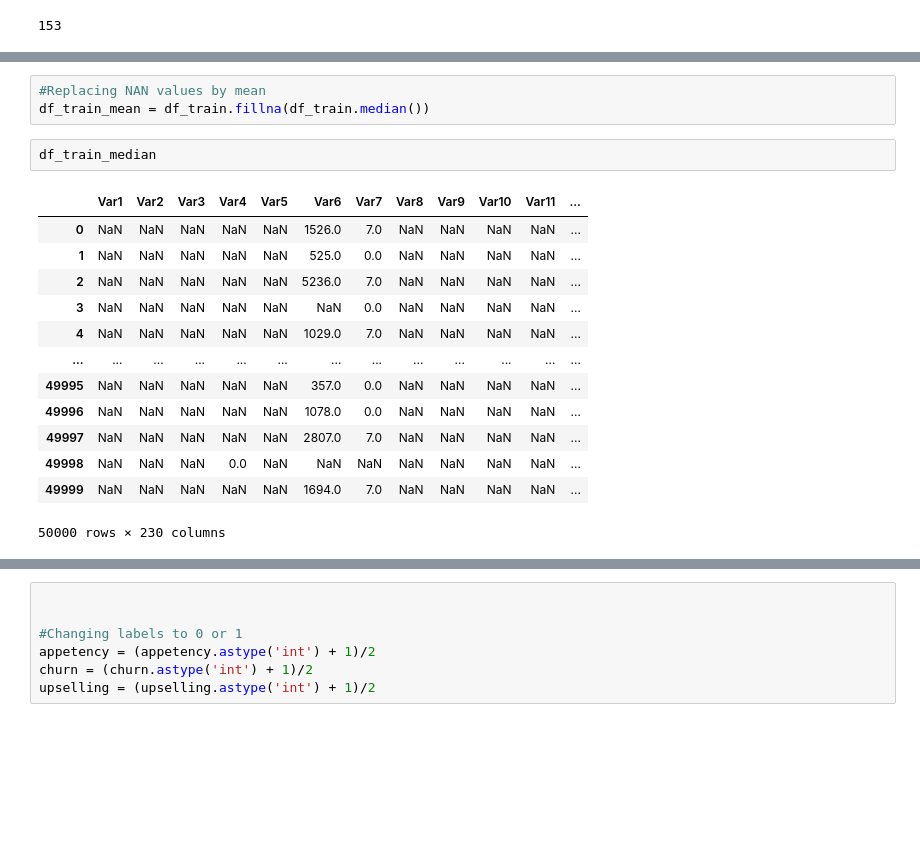
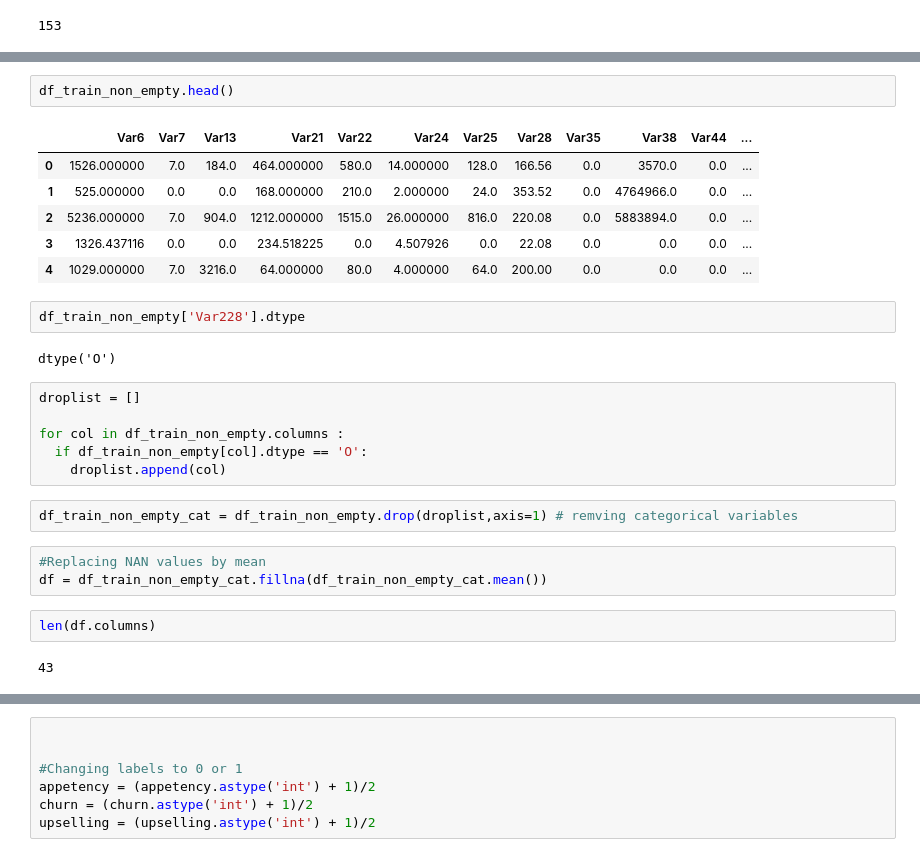
Before and after one commit to akshaypt7/customer_relationship_prediction, a Jupyter notebook: KDD_cup.ipynb, the cells around one changed output, grey strips where cells are left out. Cells and saved outputs as stored; diff of their text form; blank space fills up the shorter version.

```diff
--- a/KDD_cup.ipynb
+++ b/KDD_cup.ipynb
@@ -313,19 +253,28 @@ Length: 68, dtype: int64
+# %%
+df_train_non_empty.head()
+# %% [output]
+|  | Var6 | Var7 | Var13 | Var21 | Var22 | Var24 | Var25 | Var28 | Var35 | Var38 | Var44 | ... |
+| 0 | 1526.000000 | 7.0 | 184.0 | 464.000000 | 580.0 | 14.000000 | 128.0 | 166.56 | 0.0 | 3570.0 | 0.0 | ... |
+| 1 | 525.000000 | 0.0 | 0.0 | 168.000000 | 210.0 | 2.000000 | 24.0 | 353.52 | 0.0 | 4764966.0 | 0.0 | ... |
+| 2 | 5236.000000 | 7.0 | 904.0 | 1212.000000 | 1515.0 | 26.000000 | 816.0 | 220.08 | 0.0 | 5883894.0 | 0.0 | ... |
+| 3 | 1326.437116 | 0.0 | 0.0 | 234.518225 | 0.0 | 4.507926 | 0.0 | 22.08 | 0.0 | 0.0 | 0.0 | ... |
+| 4 | 1029.000000 | 7.0 | 3216.0 | 64.000000 | 80.0 | 4.000000 | 64.0 | 200.00 | 0.0 | 0.0 | 0.0 | ... |
+# %%
+df_train_non_empty['Var228'].dtype
+# %% [output]
+dtype('O')
+# %%
+droplist = []
+
+for col in df_train_non_empty.columns :
+  if df_train_non_empty[col].dtype == 'O':
+    droplist.append(col)
+# %%
+df_train_non_empty_cat = df_train_non_empty.drop(droplist,axis=1) # remving categorical variables
 # %%
 #Replacing NAN values by mean
-df_train_mean = df_train.fillna(df_train.median())
+df = df_train_non_empty_cat.fillna(df_train_non_empty_cat.mean())
 # %%
-df_train_median
+len(df.columns)
 # %% [output]
-|  | Var1 | Var2 | Var3 | Var4 | Var5 | Var6 | Var7 | Var8 | Var9 | Var10 | Var11 | ... |
-| 0 | NaN | NaN | NaN | NaN | NaN | 1526.0 | 7.0 | NaN | NaN | NaN | NaN | ... |
-| 1 | NaN | NaN | NaN | NaN | NaN | 525.0 | 0.0 | NaN | NaN | NaN | NaN | ... |
-| 2 | NaN | NaN | NaN | NaN | NaN | 5236.0 | 7.0 | NaN | NaN | NaN | NaN | ... |
-| 3 | NaN | NaN | NaN | NaN | NaN | NaN | 0.0 | NaN | NaN | NaN | NaN | ... |
-| 4 | NaN | NaN | NaN | NaN | NaN | 1029.0 | 7.0 | NaN | NaN | NaN | NaN | ... |
-| ... | ... | ... | ... | ... | ... | ... | ... | ... | ... | ... | ... | ... |
-| 49995 | NaN | NaN | NaN | NaN | NaN | 357.0 | 0.0 | NaN | NaN | NaN | NaN | ... |
-| 49996 | NaN | NaN | NaN | NaN | NaN | 1078.0 | 0.0 | NaN | NaN | NaN | NaN | ... |
-| 49997 | NaN | NaN | NaN | NaN | NaN | 2807.0 | 7.0 | NaN | NaN | NaN | NaN | ... |
-| 49998 | NaN | NaN | NaN | 0.0 | NaN | NaN | NaN | NaN | NaN | NaN | NaN | ... |
-| 49999 | NaN | NaN | NaN | NaN | NaN | 1694.0 | 7.0 | NaN | NaN | NaN | NaN | ... |
-50000 rows × 230 columns
+43
```
Also changed, not shown: parts of 25 cells of this notebook.
